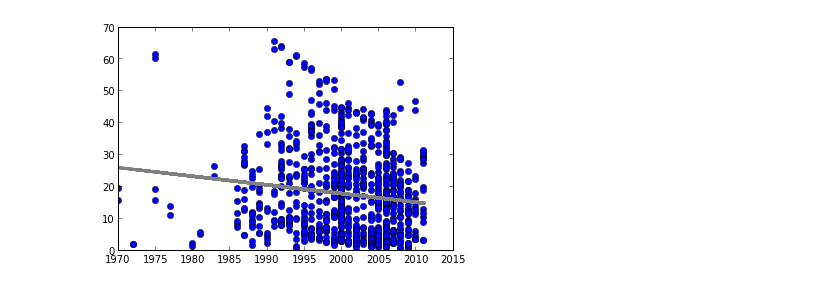
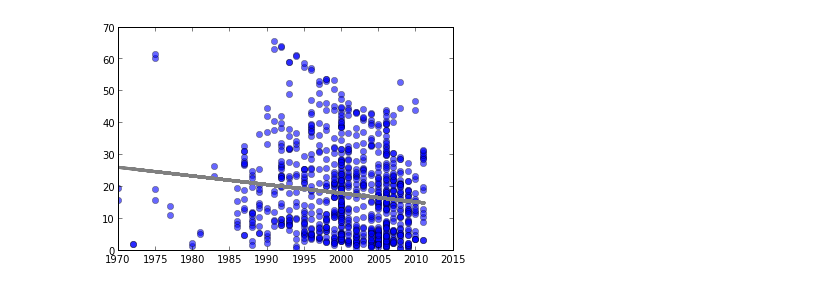
Before and after one commit to herrfz/dataanalysis, a Jupyter notebook: week4/multiple_variable_regression.ipynb, the cells around one changed output. Saved outputs shown, nothing was run; the diff lists cells and outputs as text; code cells hidden in the pictures.

```diff
--- a/week4/multiple_variable_regression.ipynb
+++ b/week4/multiple_variable_regression.ipynb
@@ -38,9 +60,9 @@ def abline(intercept, gradient, *args, **kwargs):
 # %%
 from statsmodels.formula.api import ols
 
 lm1 = ols('Numeric ~ Year', hunger).fit()
 
-plot(hunger['Year'], hunger['Numeric'], 'ob')
+plot(hunger['Year'], hunger['Numeric'], 'ob', alpha=0.6)
 plot(hunger['Year'], lm1.fittedvalues, 'grey', linewidth=3);
 # %% [output]
-[figure, old version]
+[figure, new version]
```
Also changed, not shown: parts of 13 cells of this notebook, 4 other files.
